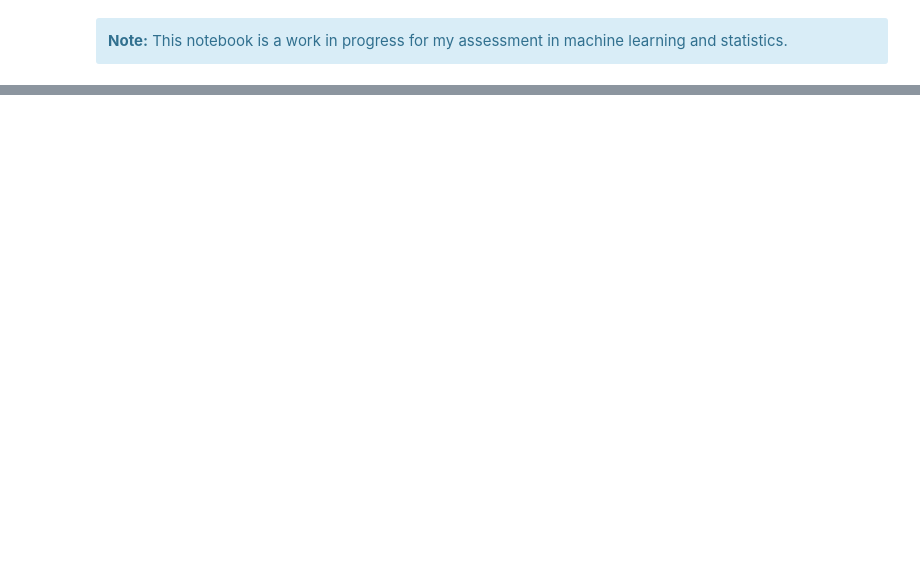
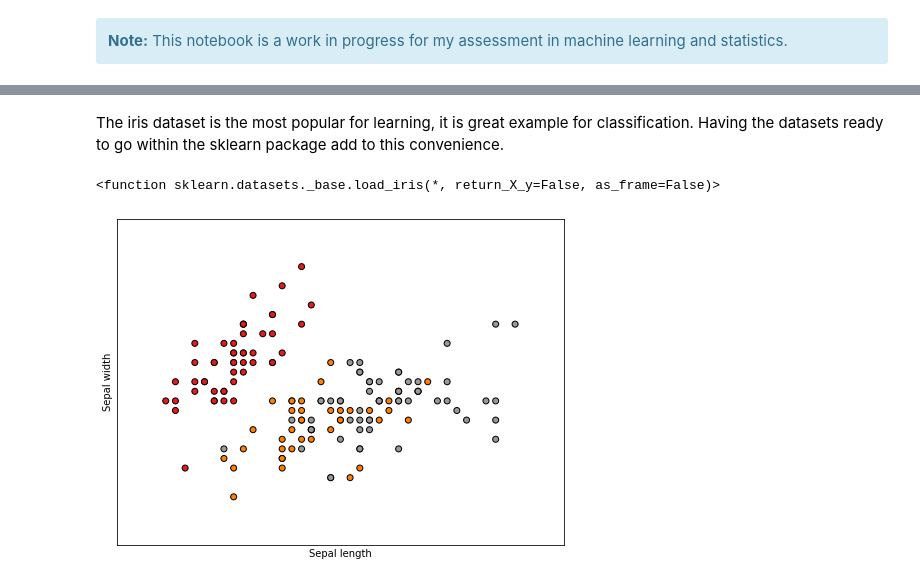
Before and after one commit to AineNicD/machine-learning-and-statistics, a Jupyter notebook: scikit-learn.ipynb, the cells around one changed output, grey strips where cells are left out. Drawn from its saved outputs; the diff is of its cells as text; code cells hidden in the pictures; blank space fills up the shorter version.

Commit message:
added work on scikit-learn and scipy-stats overviews, removed playing-with-jupyter folder full of drafts, added images using in notebooks and removed those no longer using.

```diff
--- a/scikit-learn.ipynb
+++ b/scikit-learn.ipynb
@@ -48,6 +39,3 @@ import sklearn
 import sklearn.datasets as datasets
 import numpy as np
 import matplotlib.pyplot as plt
-# %%
-iris = sklearn.datasets.load_iris()
-digits = datasets.load_digits()
@@ -93,0 +360,10 @@ digits
+# %%
+# code from scikit-learn.org
+
+import numpy as np
+from sklearn.model_selection import train_test_split
+from sklearn import datasets
+from sklearn import svm
+
+X, y = datasets.load_iris(return_X_y=True)
+X.shape, y.shape
@@ -93,0 +427,45 @@ digits
+# %% [markdown]
+The iris dataset is the most popular for learning, it is great example for classification. Having the datasets ready to go within the sklearn package add to this convenience.
+# %%
+# loading the dataset
+sklearn.datasets.load_iris
+# %% [output]
+<function sklearn.datasets._base.load_iris(*, return_X_y=False, as_frame=False)>
+# %%
+# Code source: Gaël Varoquaux
+# I added a few explanation and edits for my understanding
+
+# imports for plots
+import matplotlib.pyplot as plt
+from mpl_toolkits.mplot3d import Axes3D
+
+# sklearns Principal component analysis (PCA)
+# If the learning algorithm is too slow
+# because the input dimension is too high,
+# then using PCA speeds it up.
+from sklearn.decomposition import PCA
+
+# import the iris dataset
+iris = datasets.load_iris()
+X = iris.data[:, :2]  #only take the first two features.
+y = iris.target
+
+x_min, x_max = X[:, 0].min() - 0.5, X[:, 0].max() + 0.5
+y_min, y_max = X[:, 1].min() - 0.5, X[:, 1].max() + 0.5
+
+plt.figure(2, figsize=(8, 6))
+plt.clf()
+
+# Plot the training points
+plt.scatter(X[:, 0], X[:, 1], c=y, cmap=plt.cm.Set1, edgecolor="k")
+plt.xlabel("Sepal length")
+plt.ylabel("Sepal width")
+
+plt.xlim(x_min, x_max)
+plt.ylim(y_min, y_max)
+plt.xticks(())
+plt.yticks(())
+
+plt.show()
+# %% [output]
+[figure, added]
```
Also changed, not shown: parts of 37 cells of this notebook, 12 other files.
